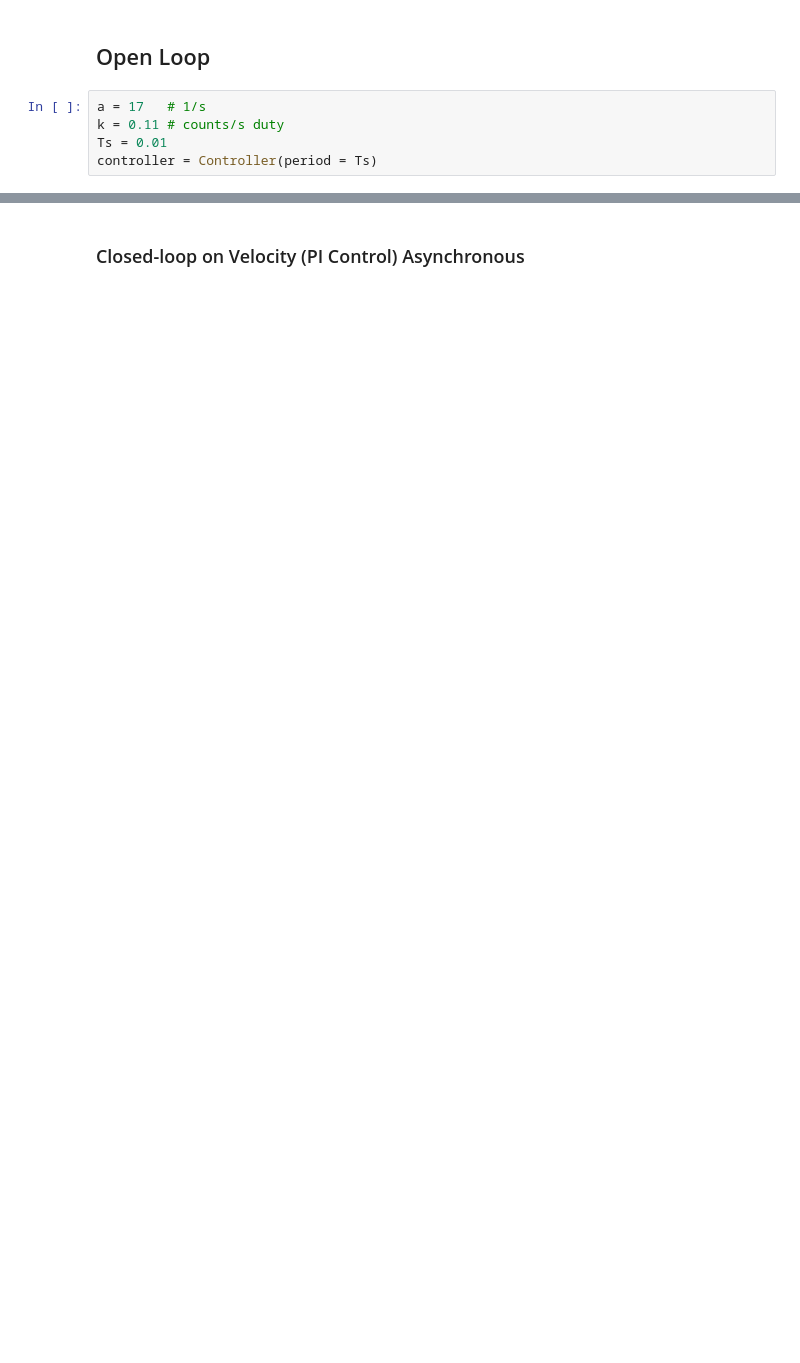
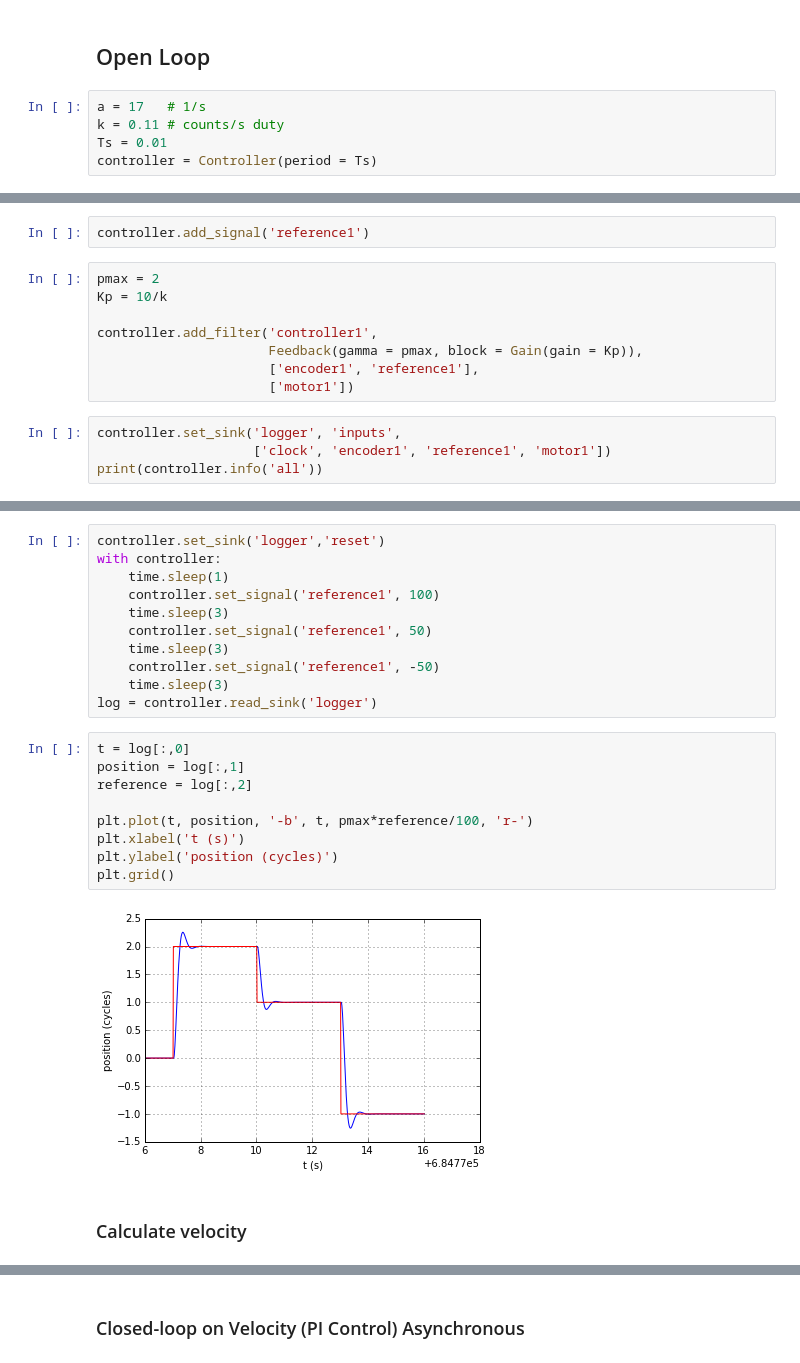
Before and after one commit to mcdeoliveira/pyctrl, a Jupyter notebook: python/notebook/SimulateController.ipynb, the cells around one changed output, grey strips where cells are left out. Cells and saved outputs as stored; diff of their text form; blank space fills up the shorter version.

```diff
--- a/python/notebook/SimulateController.ipynb
+++ b/python/notebook/SimulateController.ipynb
@@ -67,0 +67,14 @@ controller.set_controller1(Proportional(9 / k, reference / 100))
+# %%
+controller.add_signal('reference1')
+# %%
+pmax = 2
+Kp = 10/k
+
+controller.add_filter('controller1',
+                      Feedback(gamma = pmax, block = Gain(gain = Kp)),
+                      ['encoder1', 'reference1'],
+                      ['motor1'])
+# %%
+controller.set_sink('logger', 'inputs',
+                    ['clock', 'encoder1', 'reference1', 'motor1'])
+print(controller.info('all'))
@@ -67,0 +96,24 @@ controller.set_controller1(Proportional(9 / k, reference / 100))
+# %%
+controller.set_sink('logger','reset')
+with controller:
+    time.sleep(1)
+    controller.set_signal('reference1', 100)
+    time.sleep(3)
+    controller.set_signal('reference1', 50)
+    time.sleep(3)
+    controller.set_signal('reference1', -50)
+    time.sleep(3)
+log = controller.read_sink('logger')
+# %%
+t = log[:,0]
+position = log[:,1]
+reference = log[:,2]
+
+plt.plot(t, position, '-b', t, pmax*reference/100, 'r-')
+plt.xlabel('t (s)')
+plt.ylabel('position (cycles)')
+plt.grid()
+# %% [output]
+[figure, added]
+# %% [markdown]
+### Calculate velocity
```
Also changed, not shown: parts of 33 cells of this notebook, 4 other files.
